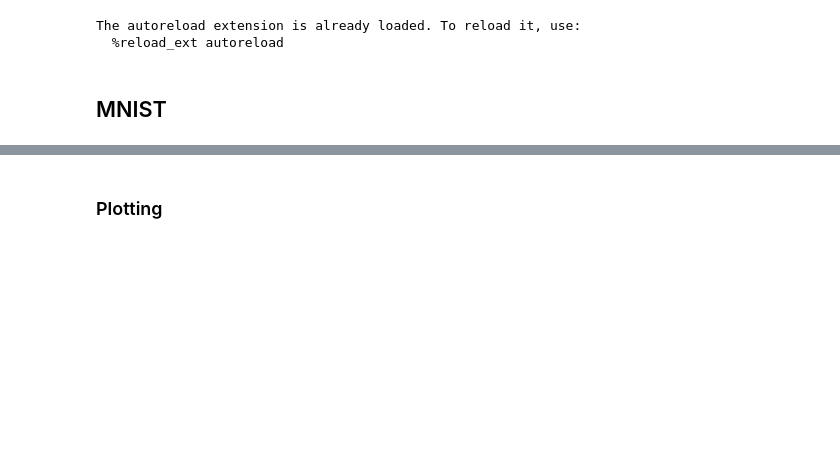
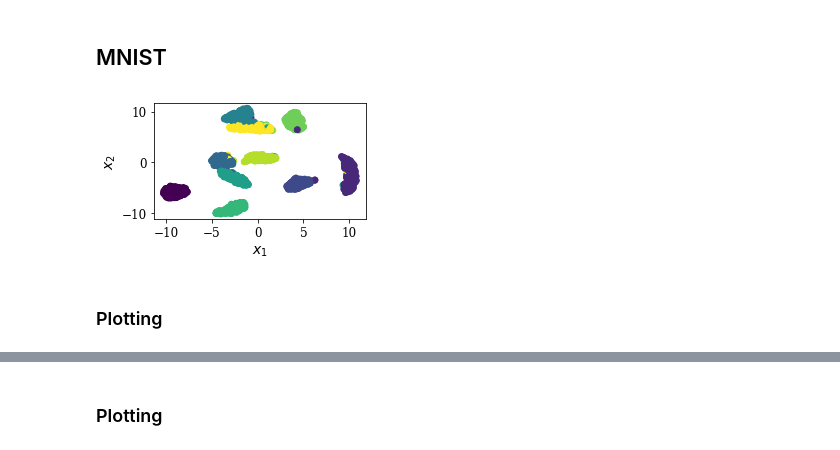
Before and after one commit to gallego-posada/gait, a Jupyter notebook: Mode Counting.ipynb, the cells around one changed output, grey strips where cells are left out. Saved outputs shown, nothing was run; the diff lists cells and outputs as text; code cells hidden in the pictures; blank space fills up the shorter version.

```diff
--- a/Mode Counting.ipynb
+++ b/Mode Counting.ipynb
@@ -13,19 +13,21 @@ import scipy.stats as ss
 from scipy.signal import savgol_filter
 from umap import UMAP
 
-SMALL_SIZE = 8
+VSMALL_SIZE = 9
+SMALL_SIZE = 12
 MEDIUM_SIZE = 14
 BIGGER_SIZE = 18
+
+from matplotlib import rcParams
+rcParams['font.family'] = 'serif'
+rcParams['font.sans-serif'] = ['Lucida Grande']
 
 plt.rc('font', size=SMALL_SIZE)          # controls default text sizes
 plt.rc('axes', titlesize=BIGGER_SIZE)     # fontsize of the axes title
 plt.rc('axes', labelsize=MEDIUM_SIZE)    # fontsize of the x and y labels
 plt.rc('xtick', labelsize=SMALL_SIZE)    # fontsize of the tick labels
 plt.rc('ytick', labelsize=SMALL_SIZE)    # fontsize of the tick labels
-plt.rc('legend', fontsize=MEDIUM_SIZE)    # legend fontsize
+plt.rc('legend', fontsize=VSMALL_SIZE)    # legend fontsize
 plt.rc('figure', titlesize=MEDIUM_SIZE)  # fontsize of the figure title
 matplotlib.rcParams.update({'font.size': 18})
-# %% [output]
-The autoreload extension is already loaded. To reload it, use:
-  %reload_ext autoreload
 # %%
@@ -79,0 +90,13 @@ reader = MNISTReader("./data")
+# %%
+reducer = UMAP(n_components=2, min_dist=0.001, metric="cosine")
+umap_data = reducer.fit_transform(flat_data[:])
+# %%
+plt.figure(figsize=(4, 2.5))
+plt.scatter(umap_data[:2000, 0], umap_data[:2000, 1], c=labels[:2000])
+plt.xlabel(r"$x_1$")
+plt.ylabel(r"$x_2$")
+plt.tight_layout()
+plt.savefig("reduced_mnist.pdf")
+plt.show()
+# %% [output]
+[figure, added]
@@ -79,0 +124,2 @@ reader = MNISTReader("./data")
+# %% [markdown]
+### Plotting
```
Also changed, not shown: parts of 92 cells of this notebook, 2 other files.
